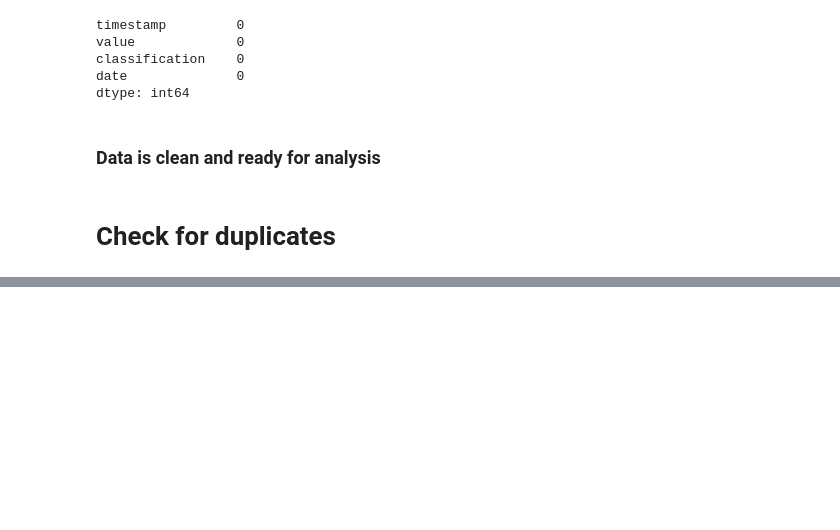
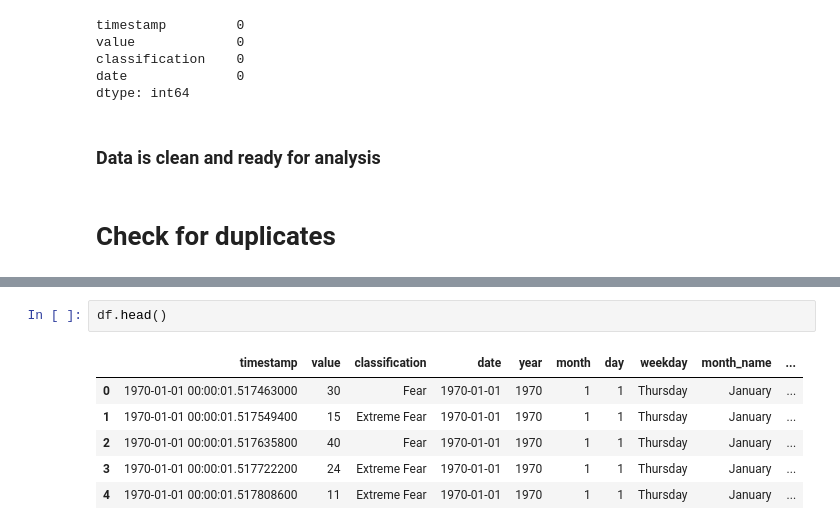
Before and after one commit to itsluckysharma01/ds_Lucky_Sharma, a Jupyter notebook: notebook_1(Bitcoin_Market_Sentiment_Dataset).ipynb, the cells around one changed output, grey strips where cells are left out. Cells and saved outputs as stored; diff of their text form; blank space fills up the shorter version.

```diff
--- a/notebook_1(Bitcoin_Market_Sentiment_Dataset).ipynb
+++ b/notebook_1(Bitcoin_Market_Sentiment_Dataset).ipynb
@@ -83,0 +235,9 @@ dtype: int64
+# %%
+df.head()
+# %% [output]
+|  | timestamp | value | classification | date | year | month | day | weekday | month_name | ... |
+| 0 | 1970-01-01 00:00:01.517463000 | 30 | Fear | 1970-01-01 | 1970 | 1 | 1 | Thursday | January | ... |
+| 1 | 1970-01-01 00:00:01.517549400 | 15 | Extreme Fear | 1970-01-01 | 1970 | 1 | 1 | Thursday | January | ... |
+| 2 | 1970-01-01 00:00:01.517635800 | 40 | Fear | 1970-01-01 | 1970 | 1 | 1 | Thursday | January | ... |
+| 3 | 1970-01-01 00:00:01.517722200 | 24 | Extreme Fear | 1970-01-01 | 1970 | 1 | 1 | Thursday | January | ... |
+| 4 | 1970-01-01 00:00:01.517808600 | 11 | Extreme Fear | 1970-01-01 | 1970 | 1 | 1 | Thursday | January | ... |
```
Also changed, not shown: parts of 13 cells of this notebook, 1 other file.
